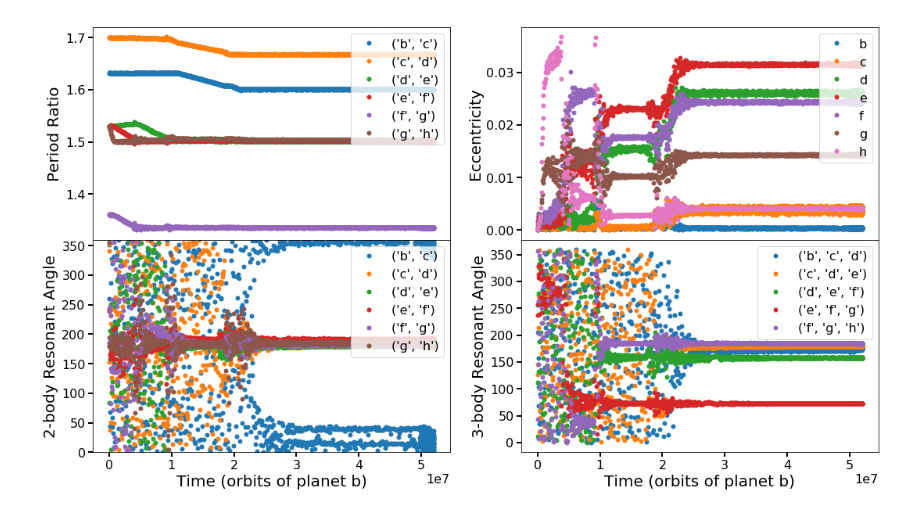
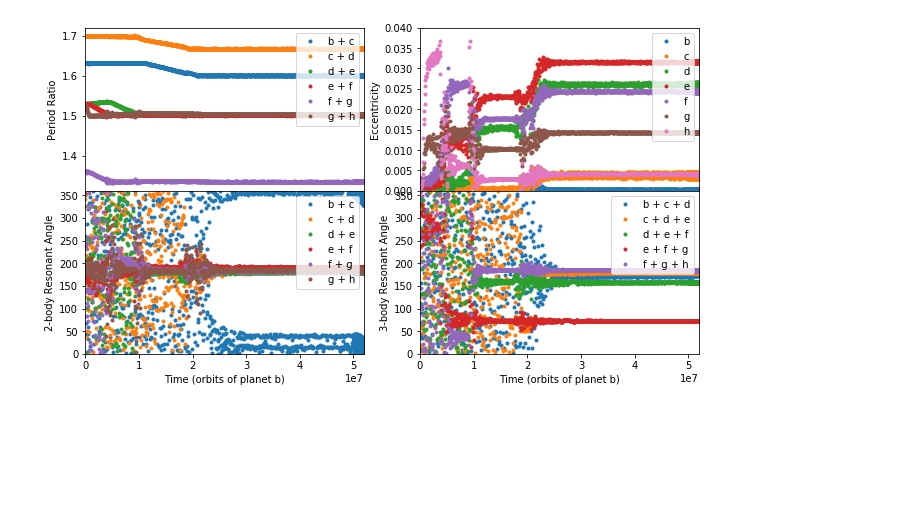
Before and after one commit to dtamayo/trappist, a Jupyter notebook: generateinitialconditions.ipynb, the cells around one changed output. Cells and saved outputs as stored; diff of their text form; code cells hidden in the pictures; blank space fills up the shorter version.

```diff
--- a/generateinitialconditions.ipynb
+++ b/generateinitialconditions.ipynb
@@ -5,31 +5,34 @@ t, e, P, Pratio, phi1, phi2, deltapomega, phi3body = outputs
 # %%
 %matplotlib inline
 import matplotlib.pyplot as plt
-plt.style.use('paper')
-fig, axarr = plt.subplots(ncols=2, nrows=2, figsize=(18,10), sharex=True)
+#plt.style.use('paper')
+fig, axarr = plt.subplots(ncols=2, nrows=2, figsize=(11,6), sharex=True)
+axarr[0,1].set_xlim([t['b'][0],t['b'][-1]])
+
 for p in planets:
     axarr[0,1].plot(t[p], e[p], '.', label=p, rasterized=True)
     axarr[0,1].set_ylabel("Eccentricity")
+    axarr[0,1].set_ylim([0.,0.04])
 for resonance in resonances.items():
     pair = resonance[0]
     res = resonance[1]
-    axarr[0,0].plot(t[pair], Pratio[pair], '.', label=pair, rasterized=True)
+    axarr[0,0].plot(t[pair], Pratio[pair], '.', label=pair[0]+" + "+pair[1], rasterized=True)
     axarr[0,0].set_ylabel("Period Ratio")
     if res is not None:
-        axarr[1,0].plot(t[pair], phi1[pair], '.', label=pair, rasterized=True)
+        axarr[1,0].plot(t[pair], phi1[pair], '.', label=pair[0]+" + "+pair[1], rasterized=True)
         axarr[1,0].set_ylabel("2-body Resonant Angle")
         axarr[1,0].set_ylim([0.,360])
 for resonance in threebodyresonances.items():
     triad = resonance[0]
-    axarr[1,1].plot(t[triad], phi3body[triad], '.', label=triad, rasterized=True)
+    axarr[1,1].plot(t[triad], phi3body[triad], '.', label=triad[0]+ " + "+triad[1] + " + "+triad[2], rasterized=True)
     axarr[1,1].set_ylabel("3-body Resonant Angle")
-
+    axarr[1,1].set_ylim([0.,360])
 for ax in axarr.flatten():
     ax.legend(loc='upper right')
 fig.subplots_adjust(hspace=0)
 
 axarr[1,0].set_xlabel("Time (orbits of planet b)")
 axarr[1,1].set_xlabel("Time (orbits of planet b)")
-fig.savefig("fig1.pdf")
+fig.savefig("fig1.pdf", bbox_inches='tight')
 # %% [output]
-[figure, old version]
+[figure, new version]
```
Also changed, not shown: 3 other files.
